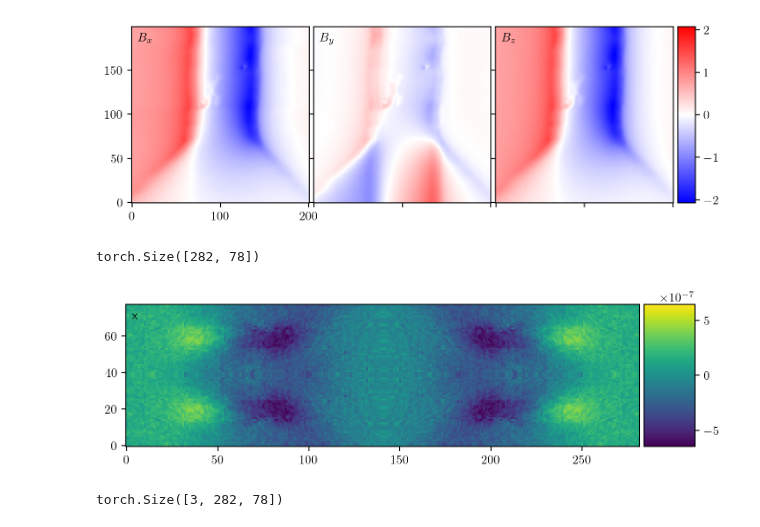
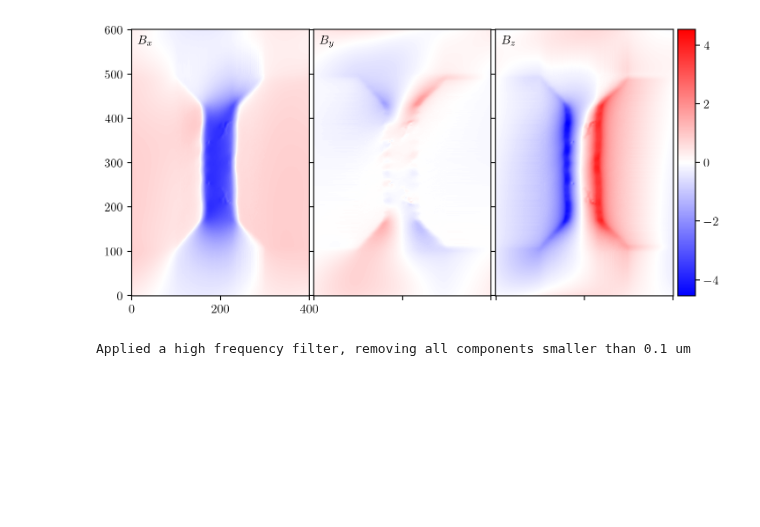
Before and after one commit to DavidBroadway/magrec, a Jupyter notebook: magrec/notebooks/Test Magnetic Field Reconstruction/Test_Magnetic_Field_Recon.ipynb, the cells around one changed output. Saved outputs shown, nothing was run; the diff lists cells and outputs as text; code cells hidden in the pictures; blank space fills up the shorter version.

```diff
--- a/magrec/notebooks/Test Magnetic Field Reconstruction/Test_Magnetic_Field_Recon.ipynb
+++ b/magrec/notebooks/Test Magnetic Field Reconstruction/Test_Magnetic_Field_Recon.ipynb
@@ -24,24 +24,22 @@ Bz = np.loadtxt(__datapath__ / "ExperimentalData" / "NbWire" / "Bz.txt" )
 
 B = np.empty(shape=(4,201,201))
 
-theta = np.deg2rad(54.7)
-phi = np.deg2rad(45)
+setTheta = np.deg2rad(54.7)
+setPhi = np.deg2rad(45)
 
-unv = [np.sin(theta) * np.cos(phi),
-        np.sin(theta) * np.sin(phi),
-        np.cos(theta)]
+unv = [np.sin(setTheta) * np.cos(setPhi),
+        np.sin(setTheta) * np.sin(setPhi),
+        np.cos(setTheta)]
 
-B[0] = Bx
-B[1] = By
-B[2] = Bz
-B[3] = np.flipud(Bx*unv[0] + By*unv[1] + Bz*unv[2])
+B[0,::] = Bx
+B[1,::] = By
+B[2,::] = Bz
+B[3,::] = np.flipud(Bx*unv[0] + By*unv[1] + Bz*unv[2])
 
-
-
-
-B_NV = torch.from_numpy(Bx*unv[0] + By*unv[1] + Bz*unv[2] )
+B_NV = torch.from_numpy(B[3])
 B_NV.shape  # (39, 141) — notice that it is probably bad to have an odd number of pixels
 
+B_NV = torch.concatenate((B_NV, torch.fliplr(B_NV)), axis=1)
 
-plot_n_components(B, labels=[r'Bx', 'By', 'Bz', 'BNV'], cmap="bwr")
+plot_n_components(B, labels=[r'$B_x$', '$B_y$', '$B_z$', '$B_{NV}$'], cmap="bwr")
 # %% [output]
@@ -48,0 +47,2 @@ plot_n_components(B, labels=[r'Bx', 'By', 'Bz', 'BNV'], cmap="bwr")
+# %%
+Bpad = FourierPadder.pad_2d(B_NV, (100,100), 'linear_ramp', plot=True)
@@ -52,17 +54,16 @@ dx=0.408  # in μm
 dy=0.408
 
 # data from the .pptx shared by the authors
-theta = 54.7  # degrees
-phi = 45.0  # degrees
+theta = np.rad2deg(setTheta)  # degrees
+phi = np.rad2deg(setPhi)  # degrees
 
-ft = FourierTransform2d(B_NV.shape, dx=dx, dy=dy)
+ft = FourierTransform2d(Bpad.shape, dx=dx, dy=dy)
 kernel = HarmonicFunctionComponentsKernel.define_kernel_matrix(ft.kx_vector, ft.ky_vector, theta=theta, phi=phi)
 # %%
-b_NV = ft.forward(B_NV, dim=(-2, -1))
-b = torch.einsum("cjkl,kl-> jkl", kernel, b_NV)
-
+b_NV = ft.forward(Bpad, dim=(-2, -1))
+b = torch.einsum("jkl,kl-> jkl", kernel, b_NV)
 B = ft.backward(b, dim=(-2, -1))
 plot_n_components(B, symmetric=True, labels=[r"$B_x$", r"$B_y$", r"$B_z$"], cmap="bwr",
 imshow_kwargs={"interpolation": "bicubic"})
 # %% [output]
-[figure, old version]
+[figure, new version]
@@ -71,18 +69,0 @@ from magrec.prop.Propagator import FourierPadder
-# %%
-FourierPadder.pad_reflective2d(B_NV).shape
-# %% [output]
-torch.Size([282, 78])
-# %%
-plot_n_components(FourierPadder.pad_reflective2d(B_NV))
-# %% [output]
-[figure, removed]
-# %%
-padded_B_NV = FourierPadder.pad_zeros2d(B_NV)
-ft = FourierTransform2d(padded_B_NV.shape, dx=dx, dy=dy)
-b_NV = ft.forward(padded_B_NV, dim=(-2, -1))
-kernel = HarmonicFunctionComponentsKernel.define_kernel_matrix(ft.kx_vector, ft.ky_vector, theta=theta, phi=phi)
-b = torch.einsum("cjk,jk->cjk", kernel, b_NV)
-B = ft.backward(b, dim=(-2, -1))
-B.shape # (3, n_x, n_y) <- this should give real vector field map
-# %% [output]
-torch.Size([3, 282, 78])
@@ -89 +74,20 @@ torch.Size([3, 282, 78])
+# %%
+bxby = b[:2, :, :].type(dtype=torch.complex64)
+jxjy = torch.einsum('vcjk,cjk->vjk', inversion_kernel, bxby)
+jxjy[0,::] = FourierPadder.apply_hanning(
+    jxjy[0,::],
+    ft.k_matrix,
+    height,
+    high_freq_cutoff = None,
+    low_freq_cutoff = None,
+    )
+jxjy[1,::] = FourierPadder.apply_hanning(
+    jxjy[1,::],
+    ft.k_matrix ,
+    1*height,
+    high_freq_cutoff = height,
+    low_freq_cutoff = None)
+JxJy = ft.backward(jxjy, dim=(-2, -1))
+# %% [output]
+Applied a high frequency filter, removing all components smaller than 0.1 um
 # %%
```
Also changed, not shown: parts of 12 cells of this notebook, 2 other files.
